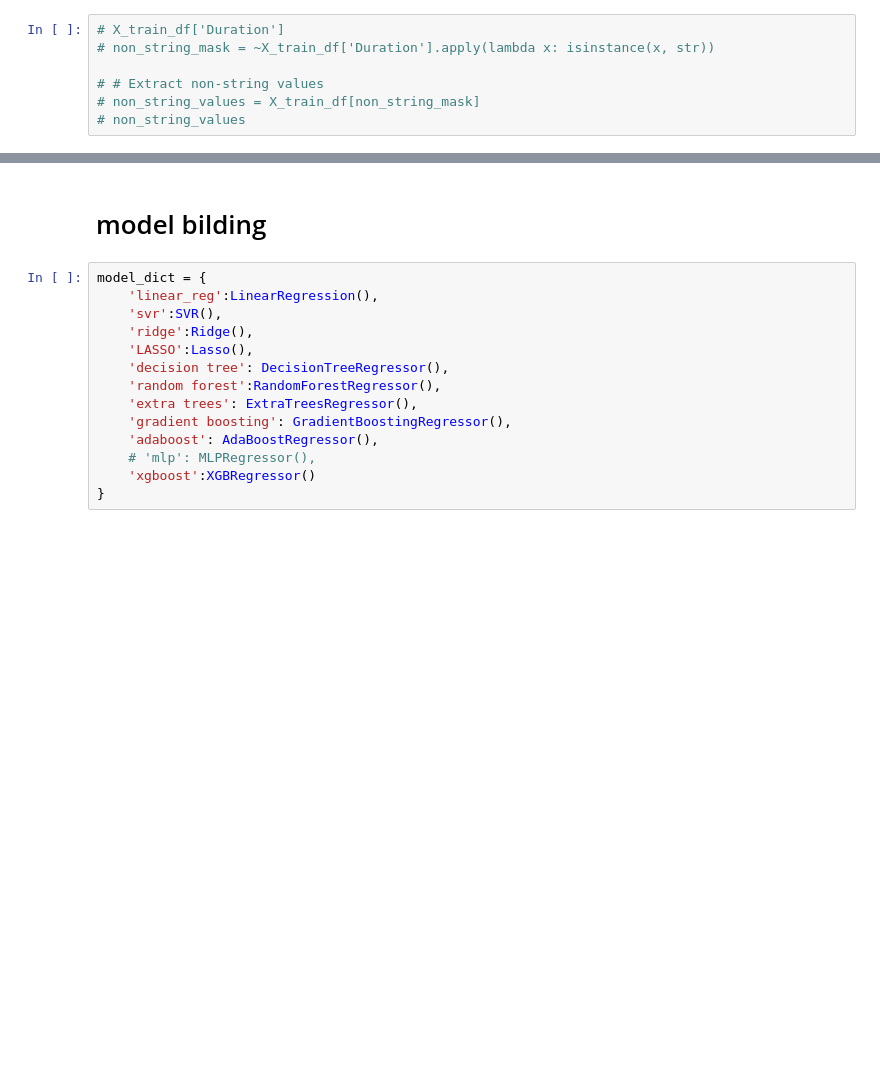
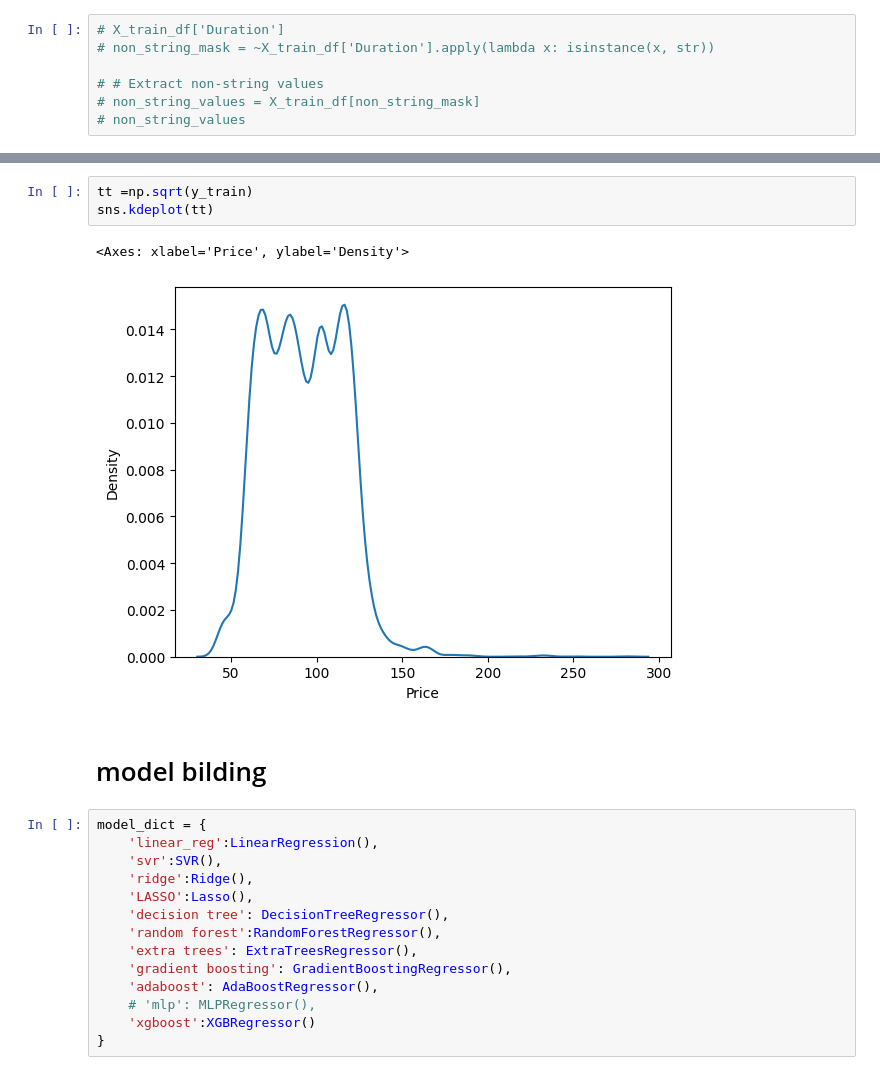
Before and after one commit to anvitendulkar10/Projects, a Jupyter notebook: Airline Price Prediction/Untitled0.ipynb, the cells around one changed output, grey strips where cells are left out. Drawn from its saved outputs; the diff is of its cells as text; blank space fills up the shorter version.

```diff
--- a/Airline Price Prediction/Untitled0.ipynb
+++ b/Airline Price Prediction/Untitled0.ipynb
@@ -275,3 +352,9 @@ sns.heatmap(encode_data.corr(), annot=True, fmt=".1f", cmap='coolwarm')
+# %%
+tt =np.sqrt(y_train)
+sns.kdeplot(tt)
+# %% [output]
+<Axes: xlabel='Price', ylabel='Density'>
+[figure, added]
 # %% [markdown]
 # model bilding
 # %%
```
Also changed, not shown: parts of 56 cells of this notebook.
